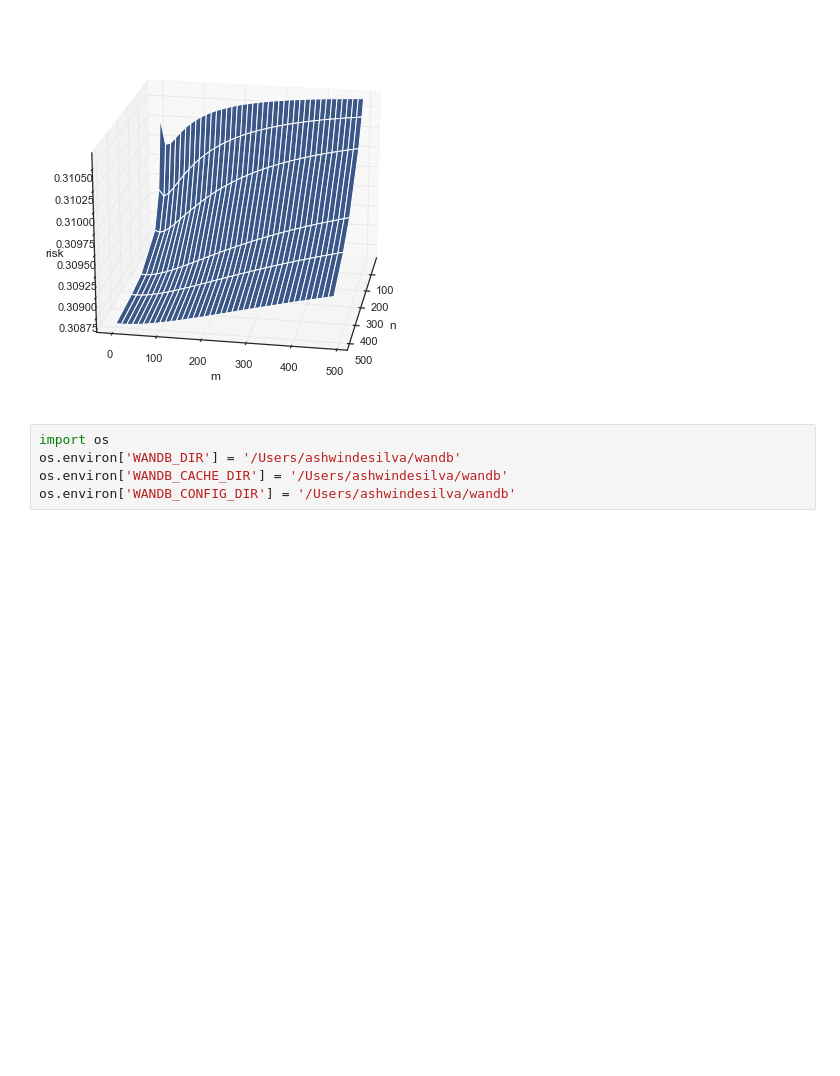
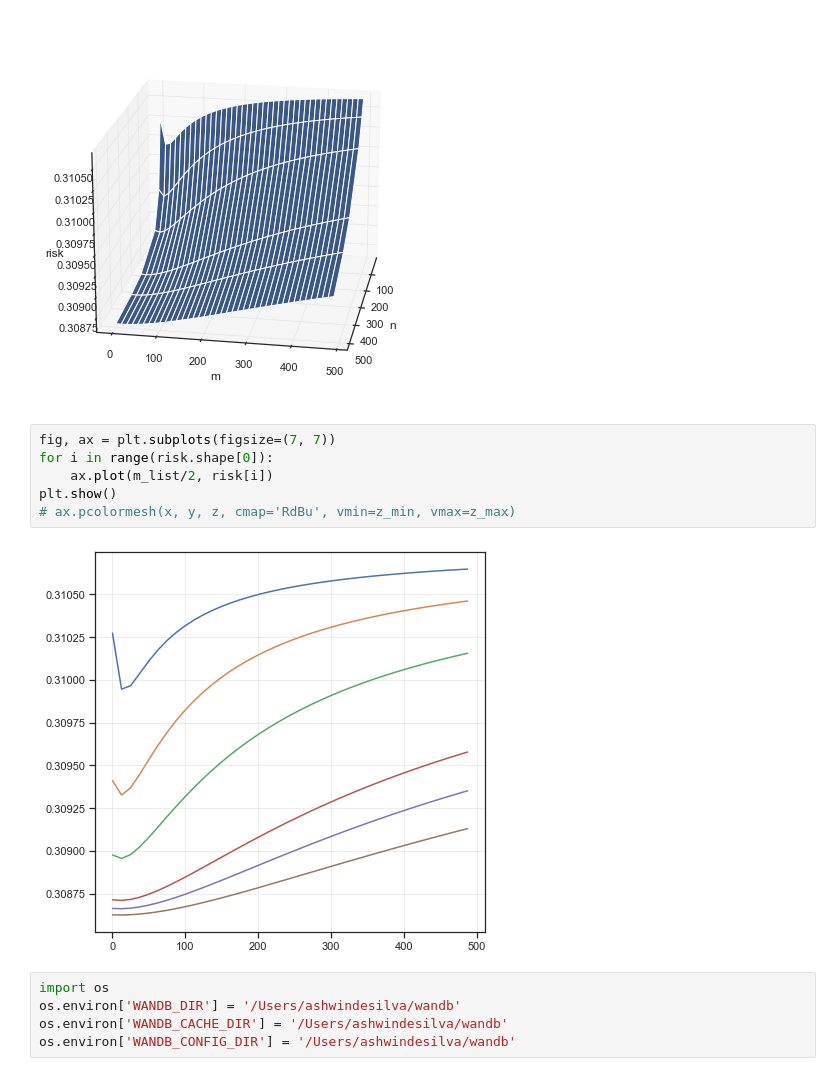
Before and after one commit to Laknath1996/value-of-ood-data, a Jupyter notebook: notebooks/4-effect-of-target-samplesize.ipynb, the cells around one changed output. Drawn from its saved outputs; the diff is of its cells as text; blank space fills up the shorter version.

```diff
--- a/notebooks/4-effect-of-target-samplesize.ipynb
+++ b/notebooks/4-effect-of-target-samplesize.ipynb
@@ -98,6 +98,14 @@ ax.view_init(20, 10)
 plt.show()
 # %% [output]
 [figure]
+# %%
+fig, ax = plt.subplots(figsize=(7, 7))
+for i in range(risk.shape[0]):
+    ax.plot(m_list/2, risk[i])
+plt.show()
+# ax.pcolormesh(x, y, z, cmap='RdBu', vmin=z_min, vmax=z_max)
+# %% [output]
+[figure, added]
 # %%
 import os
 os.environ['WANDB_DIR'] = '/Users/ashwindesilva/wandb'
```
Also changed, not shown: parts of 2 cells of this notebook.
